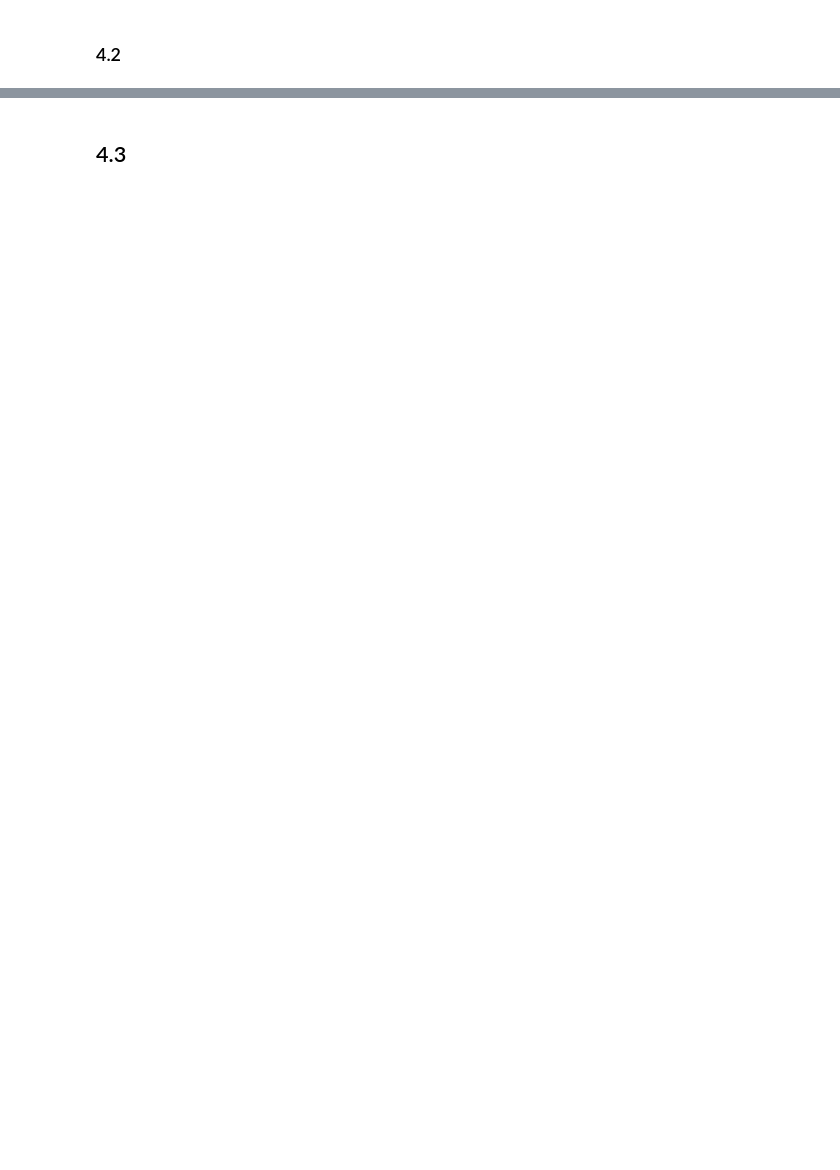
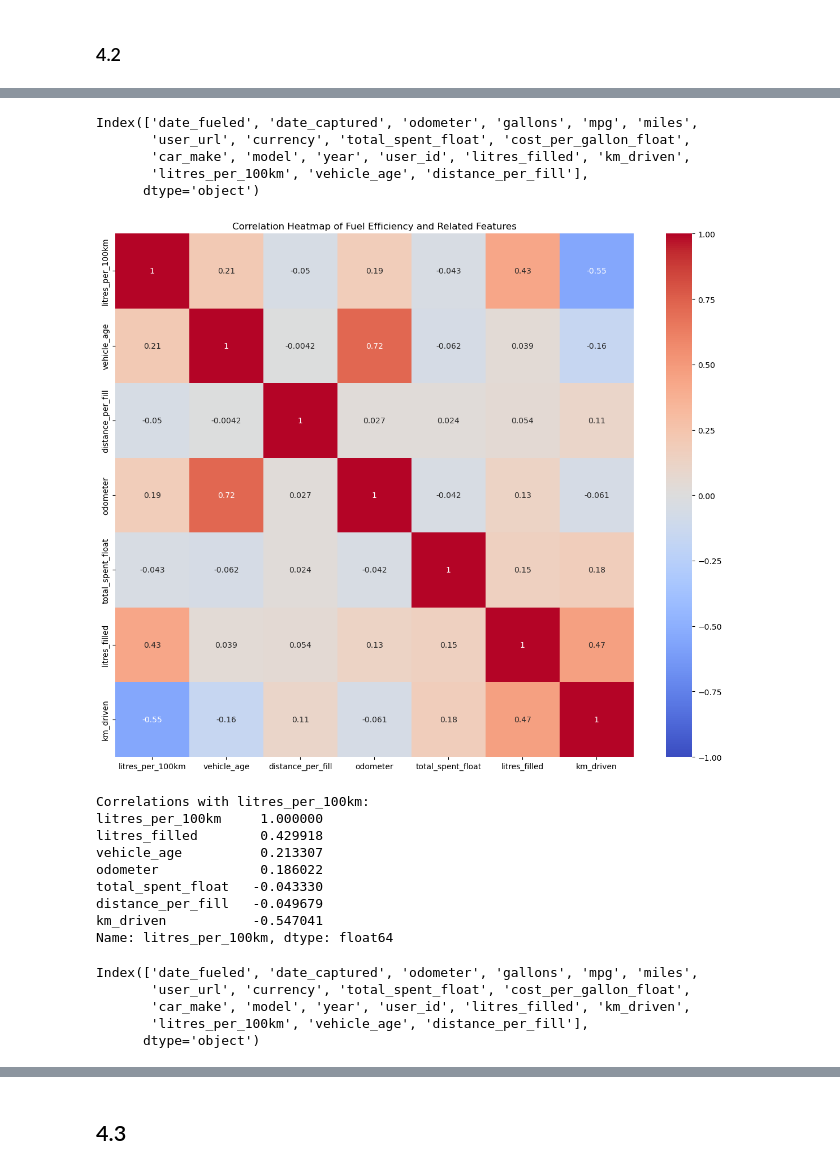
Before and after one commit to TumiJourdan/IDVE-Assignments, a Jupyter notebook: Assignment 1/main.ipynb, the cells around one changed output, grey strips where cells are left out. Saved outputs shown, nothing was run; the diff lists cells and outputs as text; code cells hidden in the pictures; blank space fills up the shorter version.

```diff
--- a/Assignment 1/main.ipynb
+++ b/Assignment 1/main.ipynb
@@ -1163,15 +1232,38 @@ plt.show()
+# %%
+df.columns
+# %% [output]
+Index(['date_fueled', 'date_captured', 'odometer', 'gallons', 'mpg', 'miles',
+       'user_url', 'currency', 'total_spent_float', 'cost_per_gallon_float',
+       'car_make', 'model', 'year', 'user_id', 'litres_filled', 'km_driven',
+       'litres_per_100km', 'vehicle_age', 'distance_per_fill'],
+      dtype='object')
 # %%
 #4.2.8
 
-# Encode categorical features if necessary
-# For this example, we'll use one-hot encoding for 'car_make' and 'model'
-df_encoded = pd.get_dummies(df[['km_per_l', 'distance_per_fill', 'vehicle_age', 'car_make', 'model']], columns=['car_make', 'model'])
+# Select relevant numerical features
+features = [ 'litres_per_100km', 'vehicle_age', 'distance_per_fill', 'odometer', 'total_spent_float', 'litres_filled', 'km_driven']
 
-# # Calculate the correlation matrix
-# corr_matrix = df_encoded.corr()
+# Create a correlation matrix
+corr_matrix = df[features].corr()
 
-# # Plot the heatmap
-# plt.figure(figsize=(12, 10))
-# heatmap = sns.heatmap(corr_matrix, annot=True, cmap='coolwarm', fmt='.2f', linewidths=0.5, vmin=-1, vmax=1)
-# plt.title('Correlation Matrix of Fuel Efficiency and Other Features')
-# plt.show()
+# Create a heatmap
+plt.figure(figsize=(12, 10))
+sns.heatmap(corr_matrix, annot=True, cmap='coolwarm', vmin=-1, vmax=1, center=0)
+plt.title('Correlation Heatmap of Fuel Efficiency and Related Features')
+plt.tight_layout()
+plt.show()
+
+# Print the correlation values for fuel efficiency metrics
+print("\nCorrelations with litres_per_100km:")
+print(corr_matrix['litres_per_100km'].sort_values(ascending=False))
+# %% [output]
+[figure, added]
+Correlations with litres_per_100km:
+litres_per_100km     1.000000
+litres_filled        0.429918
+vehicle_age          0.213307
+odometer             0.186022
+total_spent_float   -0.043330
+distance_per_fill   -0.049679
+km_driven           -0.547041
+Name: litres_per_100km, dtype: float64
@@ -1228,0 +1270,8 @@ importance_df
+# %%
+df.columns
+# %% [output]
+Index(['date_fueled', 'date_captured', 'odometer', 'gallons', 'mpg', 'miles',
+       'user_url', 'currency', 'total_spent_float', 'cost_per_gallon_float',
+       'car_make', 'model', 'year', 'user_id', 'litres_filled', 'km_driven',
+       'litres_per_100km', 'vehicle_age', 'distance_per_fill'],
+      dtype='object')
```
Also changed, not shown: parts of 26 cells of this notebook.
